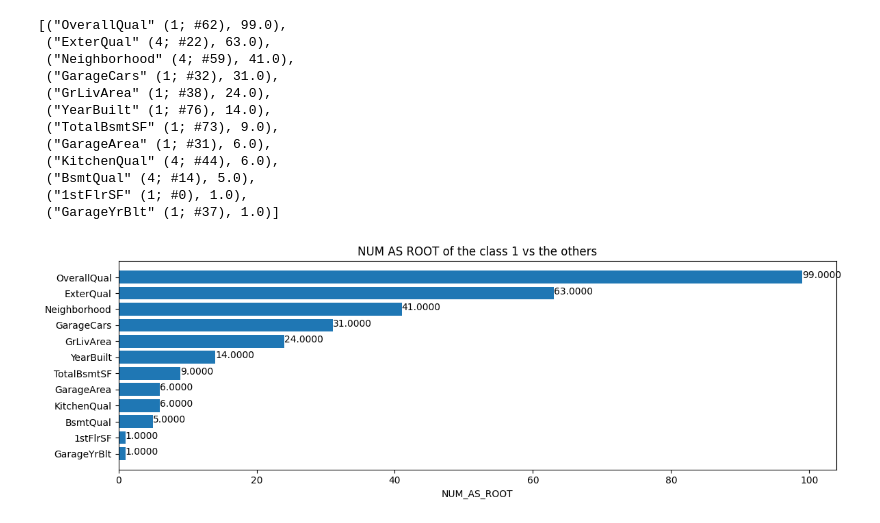
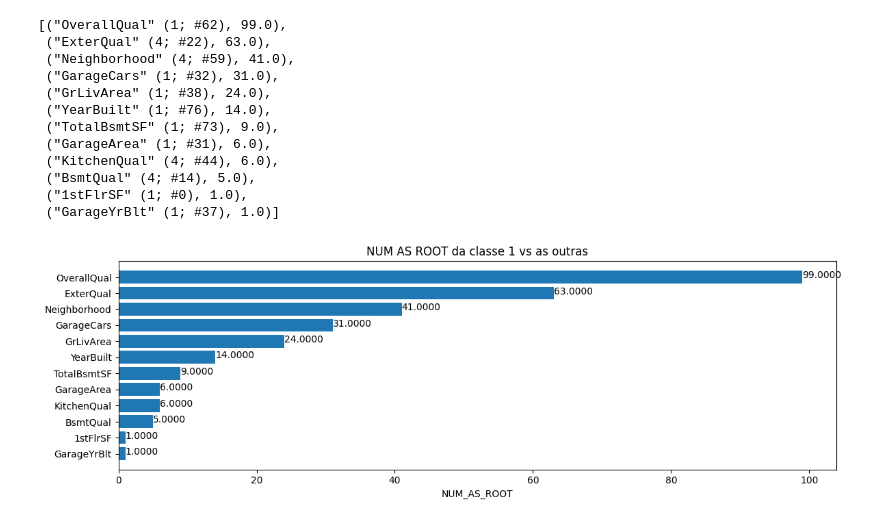
Before and after one commit to danielfernandesp/Kaggle-Competitions, a Jupyter notebook: main.ipynb, the cells around one changed output. Cells and saved outputs as stored; diff of their text form; code cells hidden in the pictures.

```diff
--- a/main.ipynb
+++ b/main.ipynb
@@ -245,35 +246,34 @@ inspector.variable_importances()["NUM_AS_ROOT"] # Sorted from the most important
 # %%
 # Plotting variable importance using matplotlib
 
 plt.figure(figsize=(12, 4))
 
 # Mean decrease in AUC of the class 1 vs the others.
 variable_importance_metric = "NUM_AS_ROOT"
 variable_importances = inspector.variable_importances()[variable_importance_metric]
 
 # Extract the feature name and importance values.
 #
 # `variable_importances` is a list of <feature, importance> tuples.
 feature_names = [vi[0].name for vi in variable_importances]
 feature_importances = [vi[1] for vi in variable_importances]
-# The feature are ordered in decreasing importance value.
 feature_ranks = range(len(feature_names))
 
 bar = plt.barh(feature_ranks, feature_importances, label=[str(x) for x in feature_ranks])
 plt.yticks(feature_ranks, feature_names)
 plt.gca().invert_yaxis()
 
 # TODO: Replace with "plt.bar_label()" when available.
 # Label each bar with values
 for importance, patch in zip(feature_importances, bar.patches):
   plt.text(patch.get_x() + patch.get_width(), patch.get_y(), f"{importance:.4f}", va="top")
 
 plt.xlabel(variable_importance_metric)
-plt.title("NUM AS ROOT of the class 1 vs the others")
+plt.title("NUM AS ROOT da classe 1 vs as outras")
 plt.tight_layout()
 plt.show()
 # %% [output]
-[figure, old version]
+[figure, new version]
 # %%
 # Predicting values
 
```
Also changed, not shown: parts of 16 cells of this notebook.
